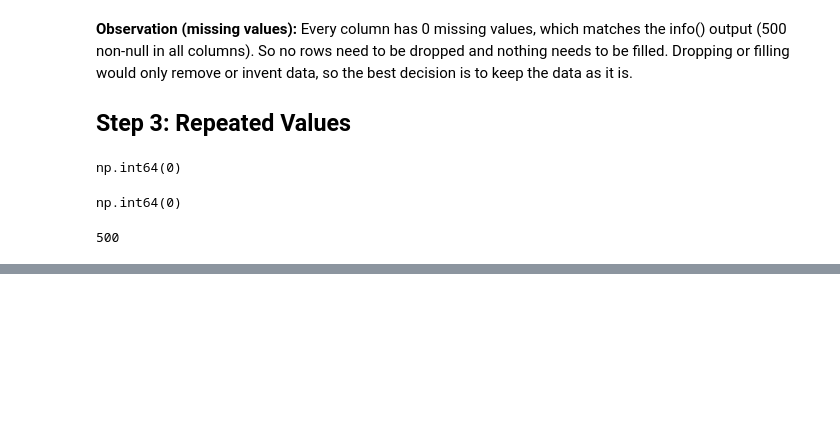
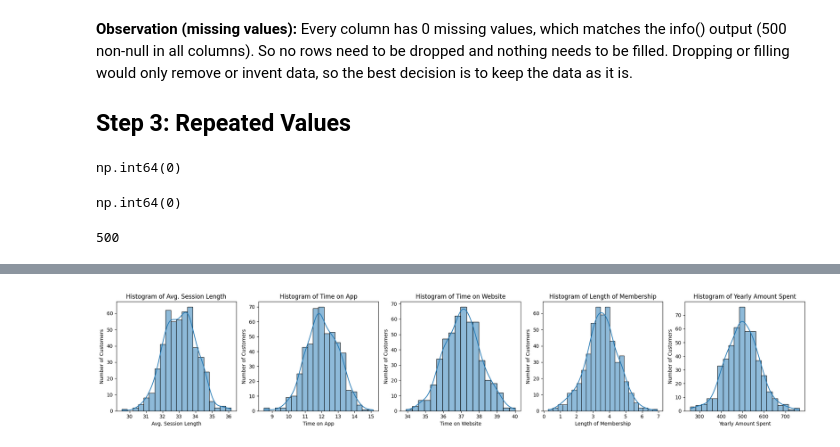
Before and after one commit to syeda-bisma05/ecommerce-customer-eda, a Jupyter notebook: ecommerce_analysis.ipynb, the cells around one changed output, grey strips where cells are left out. Drawn from its saved outputs; the diff is of its cells as text; code cells hidden in the pictures; blank space fills up the shorter version.

```diff
--- a/ecommerce_analysis.ipynb
+++ b/ecommerce_analysis.ipynb
@@ -125,0 +144,11 @@ df["Email"].nunique()
+# %%
+fig, axes = plt.subplots(1, 5, figsize=(20, 4))
+for ax, col in zip(axes, num_cols):
+    sns.histplot(df[col], kde=True, ax=ax)
+    ax.set_title("Histogram of " + col)
+    ax.set_xlabel(col)
+    ax.set_ylabel("Number of Customers")
+plt.tight_layout()
+plt.show()
+# %% [output]
+[figure, added]
```
Also changed, not shown: parts of 7 cells of this notebook.
